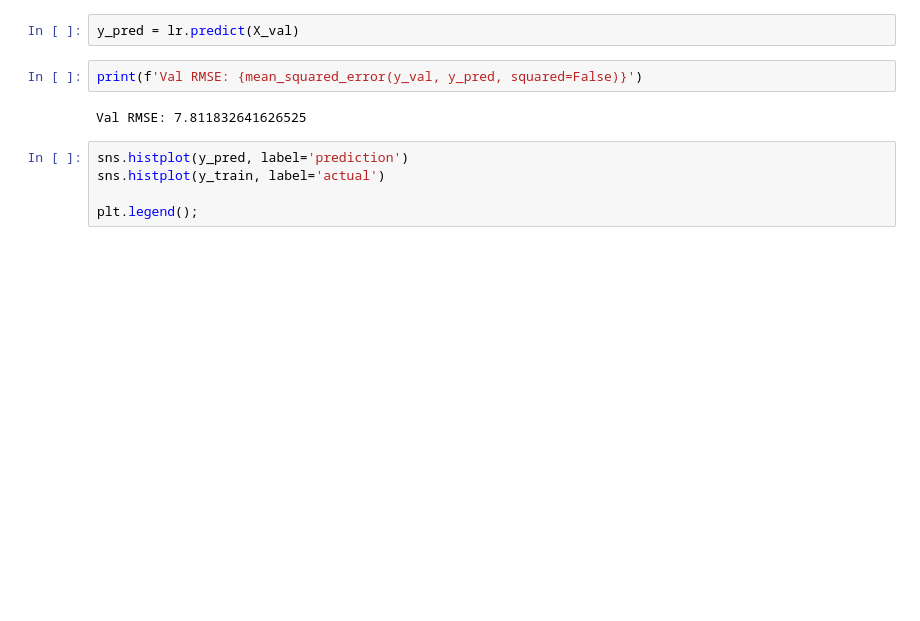
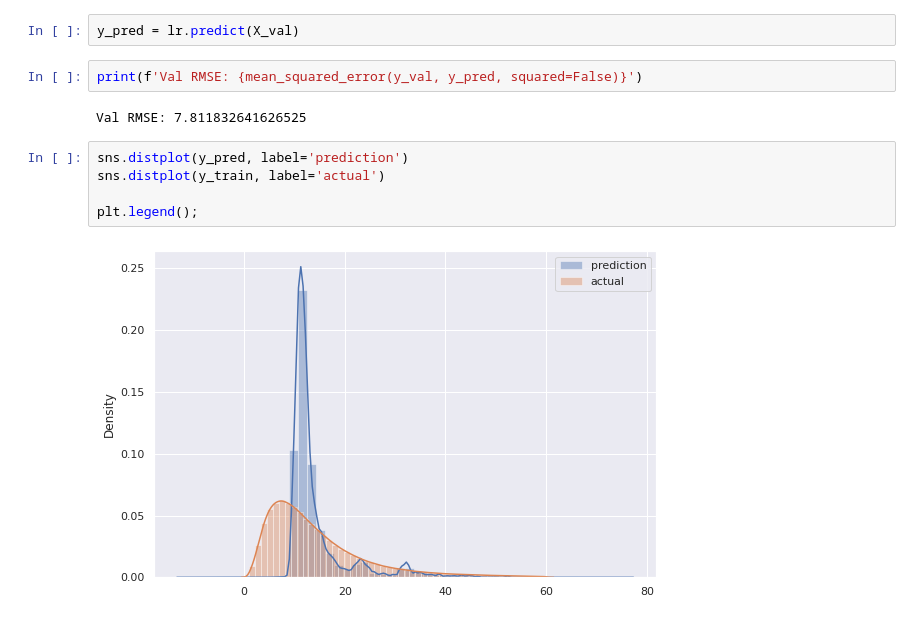
Before and after one commit to kmaiorova/mlops-zoomcamp, a Jupyter notebook: 01-intro/homework.ipynb, the cells around one changed output. Drawn from its saved outputs; the diff is of its cells as text; blank space fills up the shorter version.

```diff
--- a/01-intro/homework.ipynb
+++ b/01-intro/homework.ipynb
@@ -185,7 +185,9 @@ print(f'Val RMSE: {mean_squared_error(y_val, y_pred, squared=False)}')
 # %% [output]
 Val RMSE: 7.811832641626525
 # %%
-sns.histplot(y_pred, label='prediction')
-sns.histplot(y_train, label='actual')
+sns.distplot(y_pred, label='prediction')
+sns.distplot(y_train, label='actual')
 
 plt.legend();
+# %% [output]
+[figure, added]
```
Also changed, not shown: parts of 2 cells of this notebook.
